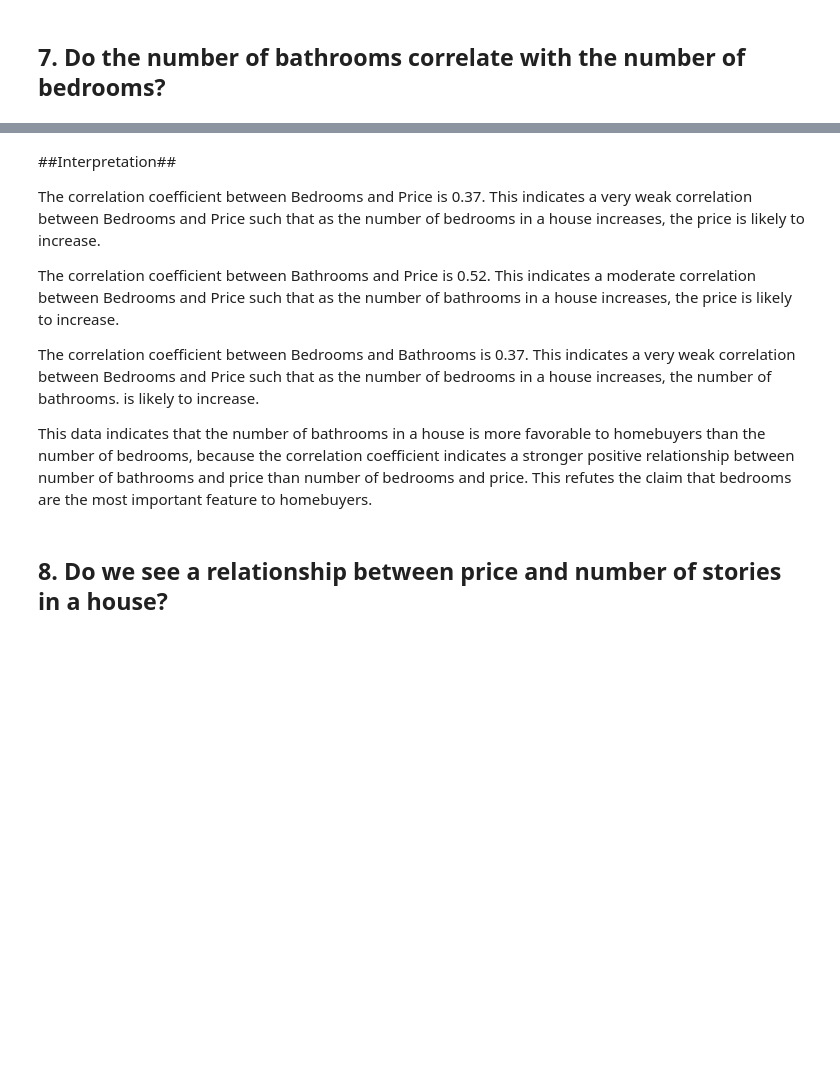
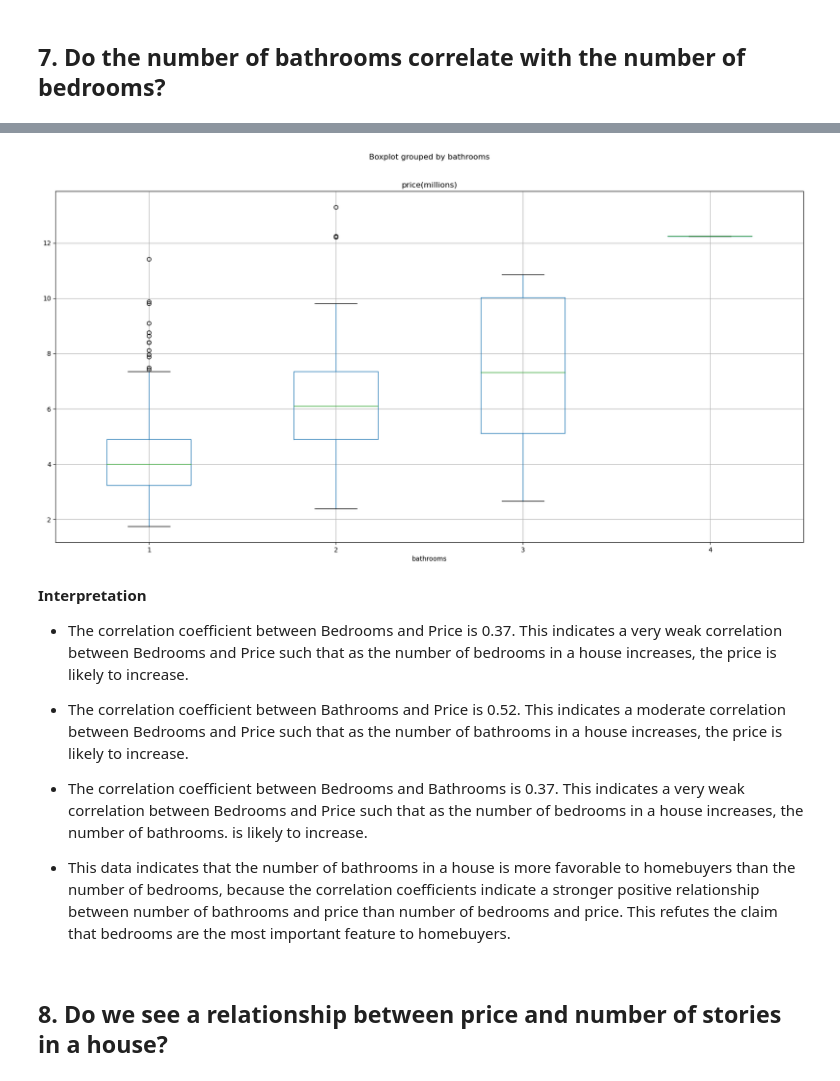
Before and after one commit to alanaadams/Project1, a Jupyter notebook: HomeattributePricing.ipynb, the cells around one changed output, grey strips where cells are left out. Drawn from its saved outputs; the diff is of its cells as text; code cells hidden in the pictures; blank space fills up the shorter version.

```diff
--- a/HomeattributePricing.ipynb
+++ b/HomeattributePricing.ipynb
@@ -245,13 +262,19 @@ bathrooms  0.517545  0.373930   1.000000
+# %%
+#create box plot of number of bathrooms vs total price in millions
+bathrooms_vs_bedrooms_vs_price_df.boxplot("price(millions)", by="bathrooms", figsize=(20, 10))
+plt.savefig("Resources/bathrooms_vs_price_boxplot.png")
+# %% [output]
+[figure, added]
 # %% [markdown]
-##Interpretation##
+**Interpretation**
 
-The correlation coefficient between Bedrooms and Price is 0.37. This indicates a very weak correlation between Bedrooms and Price such that as the number of bedrooms in a house increases, the price is likely to increase.
+* The correlation coefficient between Bedrooms and Price is 0.37. This indicates a very weak correlation between Bedrooms and Price such that as the number of bedrooms in a house increases, the price is likely to increase.
 
-The correlation coefficient between Bathrooms and Price is 0.52. This indicates a moderate correlation between Bedrooms and Price such that as the number of bathrooms in a house increases, the price is likely to increase.
+* The correlation coefficient between Bathrooms and Price is 0.52. This indicates a moderate correlation between Bedrooms and Price such that as the number of bathrooms in a house increases, the price is likely to increase.
 
-The correlation coefficient between Bedrooms and Bathrooms is 0.37. This indicates a very weak correlation between Bedrooms and Price such that as the number of bedrooms in a house increases, the number of bathrooms. is likely to increase.
+* The correlation coefficient between Bedrooms and Bathrooms is 0.37. This indicates a very weak correlation between Bedrooms and Price such that as the number of bedrooms in a house increases, the number of bathrooms. is likely to increase.
 
-This data indicates that the number of bathrooms in a house is more favorable to homebuyers than the number of bedrooms, because the correlation coefficient indicates a stronger positive relationship between number of bathrooms and price than number of bedrooms and price.  This refutes the claim that bedrooms are the most important feature to homebuyers.
+* This data indicates that the number of bathrooms in a house is more favorable to homebuyers than the number of bedrooms, because the correlation coefficients indicate a stronger positive relationship between number of bathrooms and price than number of bedrooms and price.  This refutes the claim that bedrooms are the most important feature to homebuyers.
 # %% [markdown]
 ##  8. Do we see a relationship between price and number of stories in a house?
 # %%
```
Also changed, not shown: parts of 3 cells of this notebook, 3 other files.
